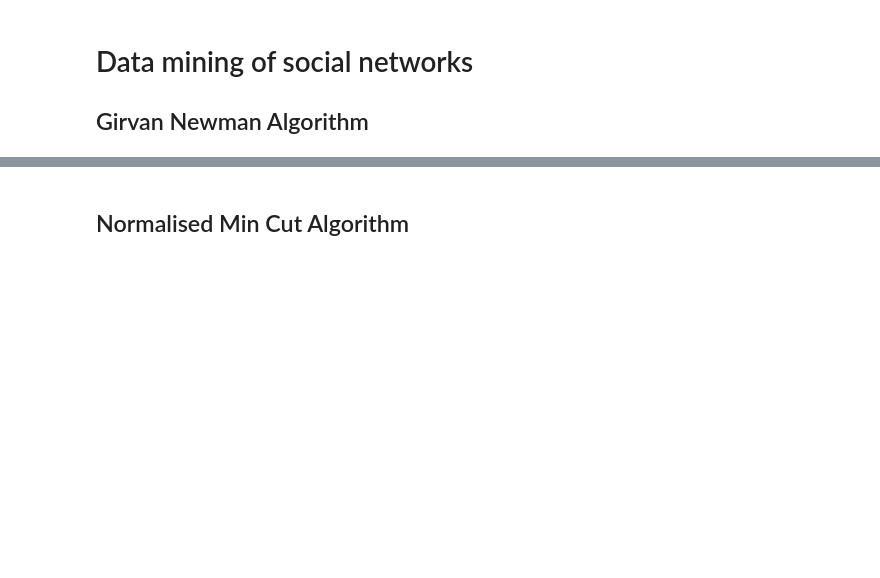
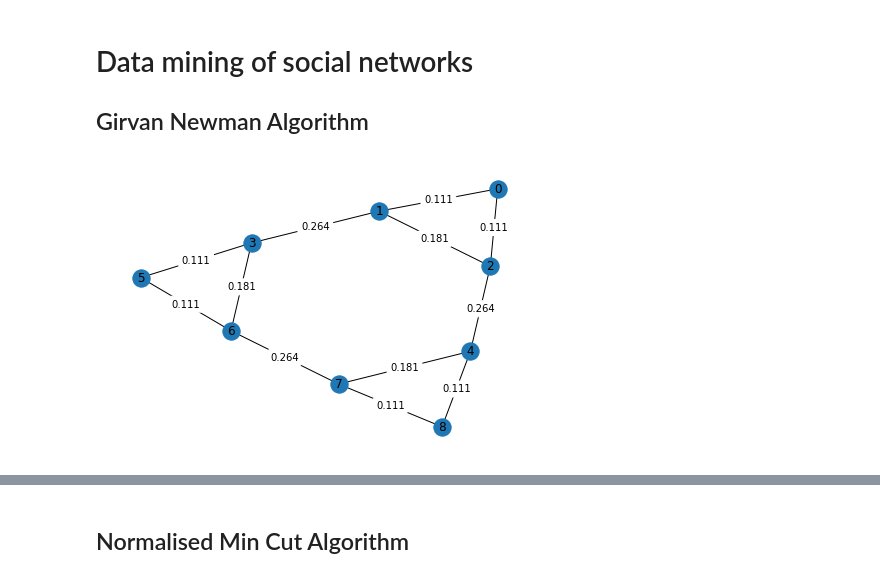
Before and after one commit to lukacsaronzs/data-mining-of-social-networks, a Jupyter notebook: social_network.ipynb, the cells around one changed output, grey strips where cells are left out. Saved outputs shown, nothing was run; the diff lists cells and outputs as text; code cells hidden in the pictures; blank space fills up the shorter version.

```diff
--- a/social_network.ipynb
+++ b/social_network.ipynb
@@ -8,3 +8,14 @@ import numpy as np
 from collections import defaultdict
 
 import copy
+# %%
+g = nx.bull_graph()
+g.add_edges_from([(3,5), (3,6), (5,6), (4,7), (4,8), (7,8), (6,7)])
+betwenness = nx.edge_betweenness(g)
+labels = {edge: f'{bwns:.3f}' for edge, bwns in betwenness.items()}
+
+pos = nx.kamada_kawai_layout(g)
+nx.draw(g, pos, with_labels=True)
+nx.draw_networkx_edge_labels(g, pos, edge_labels=labels, rotate=False);
+# %% [output]
+[figure, added]
```
Also changed, not shown: parts of 4 cells of this notebook.
